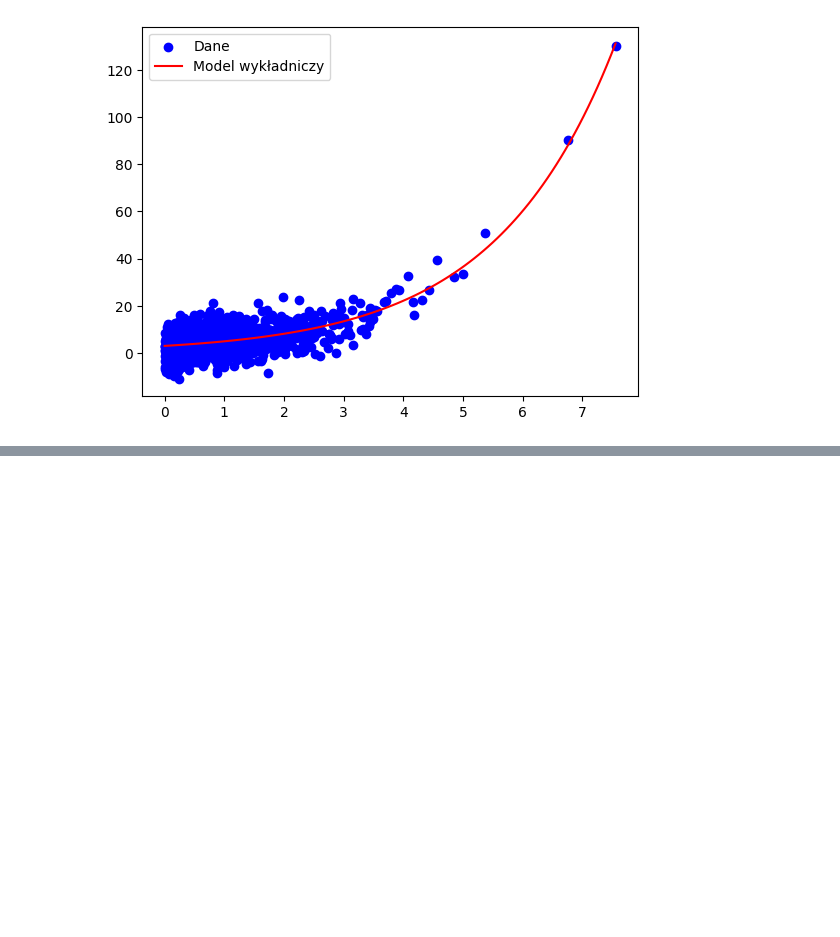
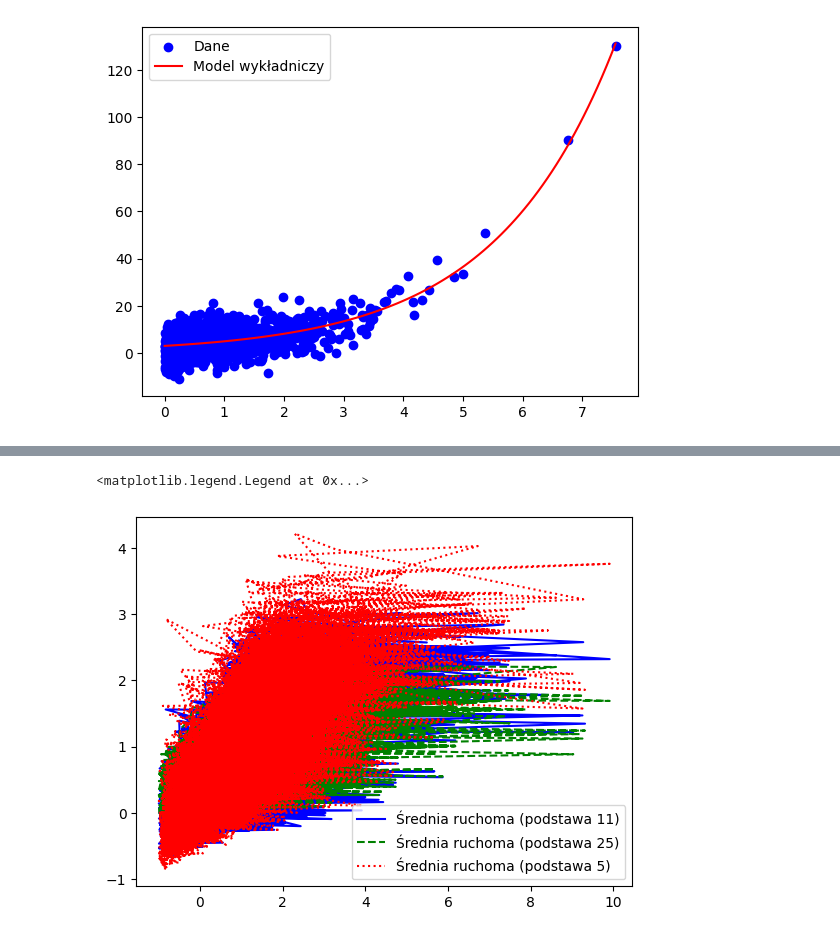
Before and after one commit to MariaNowacka/kaszcz, a Jupyter notebook: l1.ipynb, the cells around one changed output, grey strips where cells are left out. Drawn from its saved outputs; the diff is of its cells as text; code cells hidden in the pictures; blank space fills up the shorter version.

```diff
--- a/l1.ipynb
+++ b/l1.ipynb
@@ -71,0 +115,9 @@ plt.legend()
+# %%
+# Wykresy średnich ruchomych
+plt.plot(df2, window_11, label='Średnia ruchoma (podstawa 11)', color='blue')
+plt.plot(df2, window_25, label='Średnia ruchoma (podstawa 25)', color='green', linestyle = '--')
+plt.plot(df2, window_2p1, label=f'Średnia ruchoma (podstawa {2*p+1})', color='red', linestyle = ':')
+plt.legend()
+# %% [output]
+<matplotlib.legend.Legend at 0x...>
+[figure, added]
```
Also changed, not shown: parts of 11 cells of this notebook.
